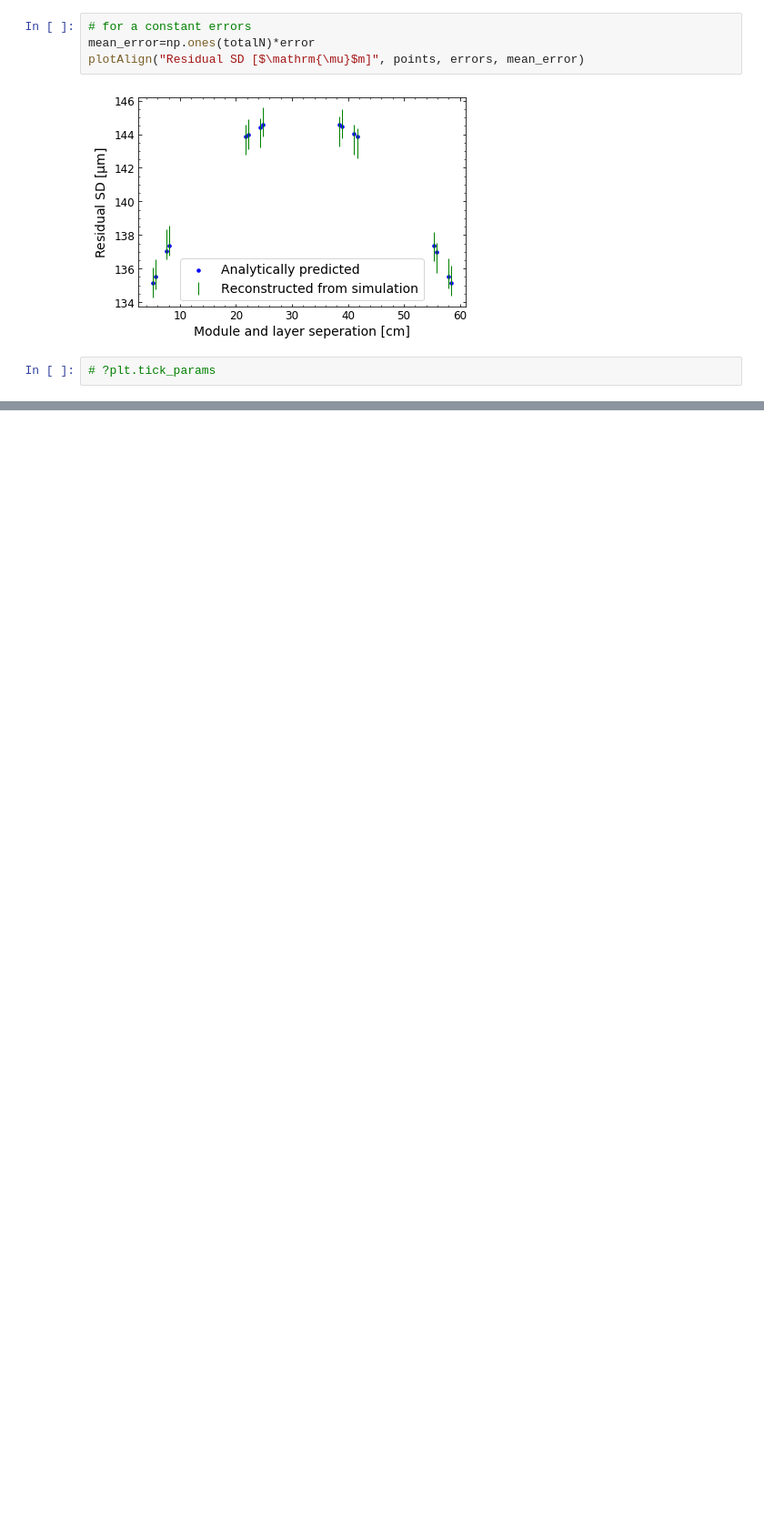
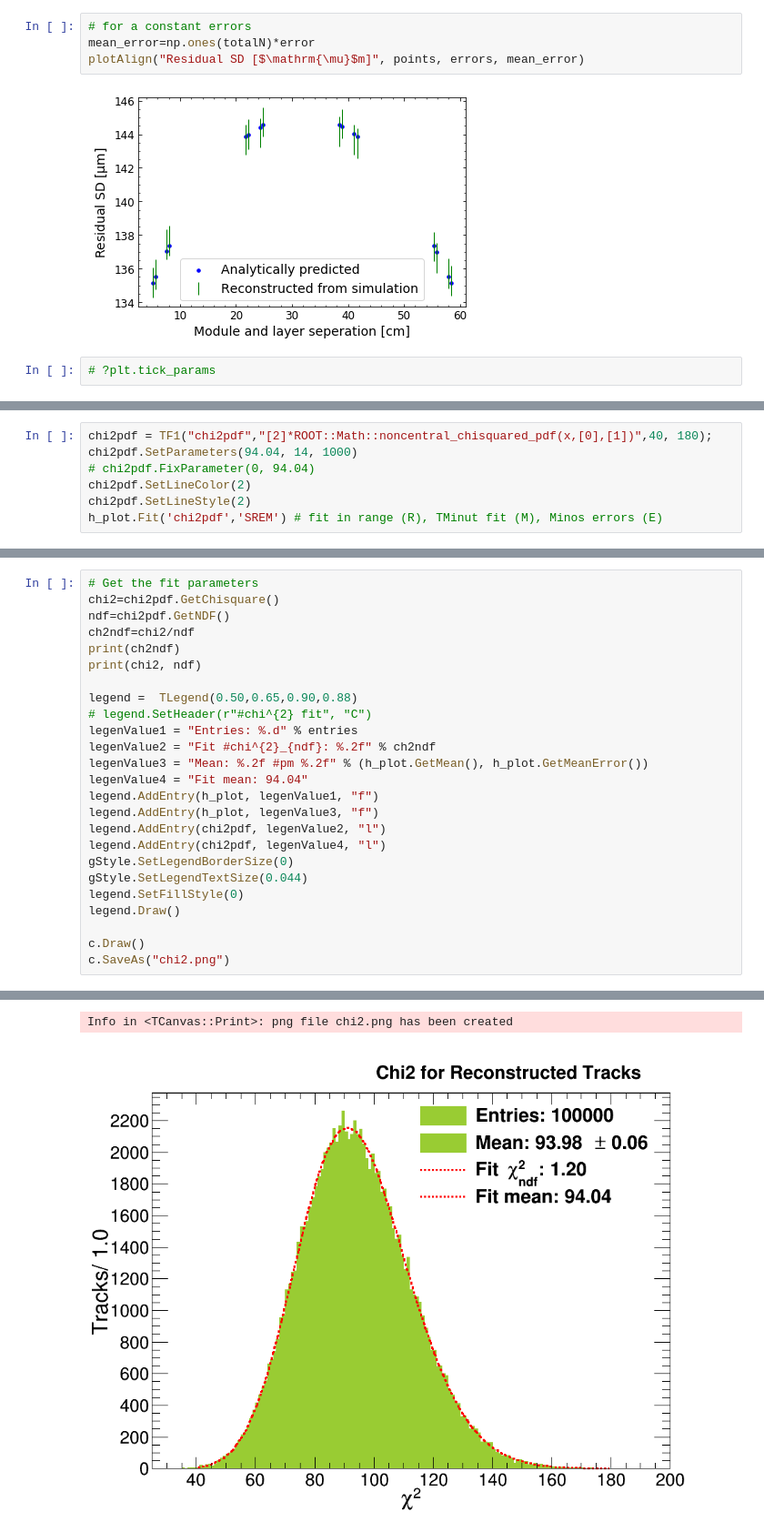
Before and after one commit to glukicov/alignTrack, a Jupyter notebook: mpIIDESY/Plots/ThesisPlots.ipynb, the cells around one changed output, grey strips where cells are left out. Shown at 91% size. Saved outputs shown, nothing was run; the diff lists cells and outputs as text; blank space fills up the shorter version.

```diff
--- a/mpIIDESY/Plots/ThesisPlots.ipynb
+++ b/mpIIDESY/Plots/ThesisPlots.ipynb
@@ -49,0 +92,7 @@ plotAlign("Residual SD [$\mathrm{\mu}$m]", points, errors, mean_error)
+# %%
+chi2pdf = TF1("chi2pdf","[2]*ROOT::Math::noncentral_chisquared_pdf(x,[0],[1])",40, 180);
+chi2pdf.SetParameters(94.04, 14, 1000)
+# chi2pdf.FixParameter(0, 94.04)
+chi2pdf.SetLineColor(2)
+chi2pdf.SetLineStyle(2)
+h_plot.Fit('chi2pdf','SREM') # fit in range (R), TMinut fit (M), Minos errors (E)
@@ -49,0 +108,26 @@ plotAlign("Residual SD [$\mathrm{\mu}$m]", points, errors, mean_error)
+# %%
+# Get the fit parameters
+chi2=chi2pdf.GetChisquare()
+ndf=chi2pdf.GetNDF()
+ch2ndf=chi2/ndf
+print(ch2ndf)
+print(chi2, ndf)
+
+legend =  TLegend(0.50,0.65,0.90,0.88)
+# legend.SetHeader(r"#chi^{2} fit", "C")
+legenValue1 = "Entries: %.d" % entries
+legenValue2 = "Fit #chi^{2}_{ndf}: %.2f" % ch2ndf
+legenValue3 = "Mean: %.2f #pm %.2f" % (h_plot.GetMean(), h_plot.GetMeanError())
+legenValue4 = "Fit mean: 94.04"
+legend.AddEntry(h_plot, legenValue1, "f")
+legend.AddEntry(h_plot, legenValue3, "f")
+legend.AddEntry(chi2pdf, legenValue2, "l")
+legend.AddEntry(chi2pdf, legenValue4, "l")
+gStyle.SetLegendBorderSize(0)
+gStyle.SetLegendTextSize(0.044)
+legend.SetFillStyle(0)
+legend.Draw()
+
+c.Draw()
+c.SaveAs("chi2.png")
+# %% [output]
@@ -49,0 +136,2 @@ plotAlign("Residual SD [$\mathrm{\mu}$m]", points, errors, mean_error)
+Info in <TCanvas::Print>: png file chi2.png has been created
+[figure, added]
```
Also changed, not shown: parts of 6 cells of this notebook, 3 other files.
